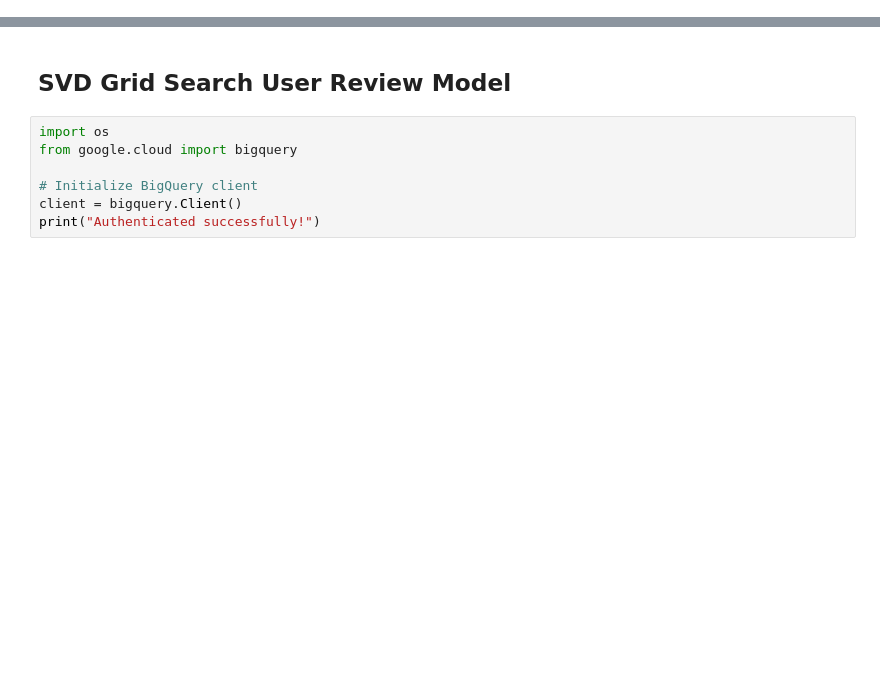
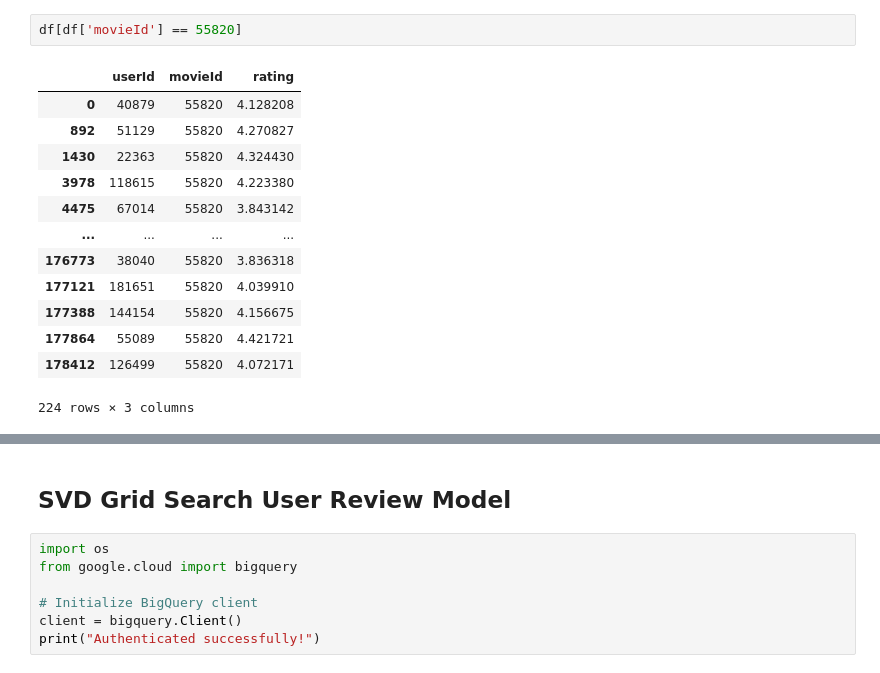
Before and after one commit to oliverramsaygray/film_wizard, a Jupyter notebook: notebooks/SVD_GridSearch_FW_model_v2.ipynb, the cells around one changed output, grey strips where cells are left out. Saved outputs shown, nothing was run; the diff lists cells and outputs as text; blank space fills up the shorter version.

```diff
--- a/notebooks/SVD_GridSearch_FW_model_v2.ipynb
+++ b/notebooks/SVD_GridSearch_FW_model_v2.ipynb
@@ -0,0 +135,16 @@
+# %%
+df[df['movieId'] == 55820]
+# %% [output]
+|  | userId | movieId | rating |
+| 0 | 40879 | 55820 | 4.128208 |
+| 892 | 51129 | 55820 | 4.270827 |
+| 1430 | 22363 | 55820 | 4.324430 |
+| 3978 | 118615 | 55820 | 4.223380 |
+| 4475 | 67014 | 55820 | 3.843142 |
+| ... | ... | ... | ... |
+| 176773 | 38040 | 55820 | 3.836318 |
+| 177121 | 181651 | 55820 | 4.039910 |
+| 177388 | 144154 | 55820 | 4.156675 |
+| 177864 | 55089 | 55820 | 4.421721 |
+| 178412 | 126499 | 55820 | 4.072171 |
+224 rows × 3 columns
```
Also changed, not shown: parts of 32 cells of this notebook.
